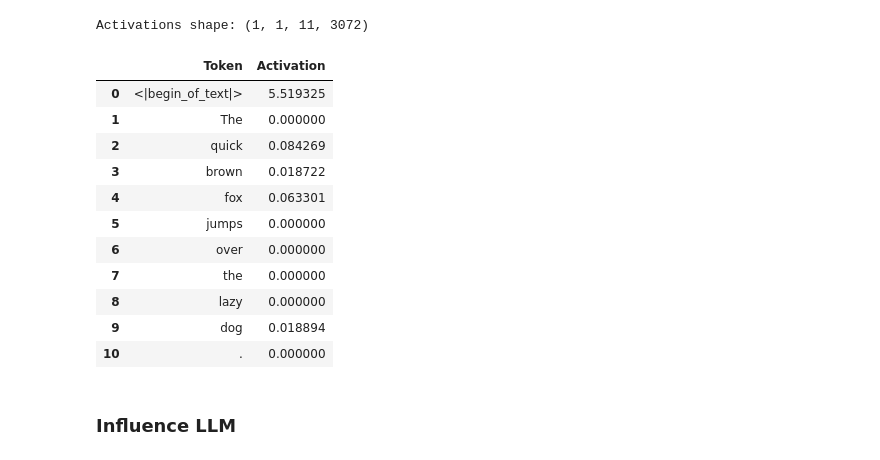
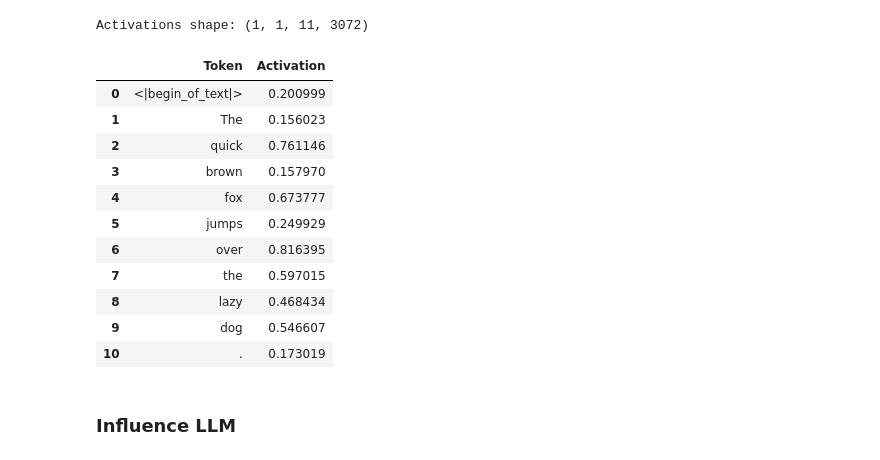
Before and after one commit to reedmayhew18/sae, a Jupyter notebook: scale_monosemant_token.ipynb, the cells around one changed output. Cells and saved outputs as stored; diff of their text form; code cells hidden in the pictures.

```diff
--- a/scale_monosemant_token.ipynb
+++ b/scale_monosemant_token.ipynb
@@ -383,0 +549,4 @@ Epoch [3/3], Loss: 5.2053
+# %%
+for i, e in enumerate(encoded[0][0].tolist()):
+    if e > 0:
+        print(i, end=" ")
@@ -426,0 +589,12 @@ Saved sparse latent vectors for batch 21 to 'sparse_latent_vectors/latent_vector
+# %%
+data_dir = "activations_data"
+device = torch.device('cuda' if torch.cuda.is_available() else 'cpu')
+input_dim = 3072
+hidden_dim = 20000 # = 4096  # Adjust based on your requirements
+# %%
+model = SparseAutoencoder(input_dim, hidden_dim).to(device)
+model.load_state_dict(torch.load("models/sparse_autoencoder_tmp.pth"))
+
+criterion = nn.MSELoss().to(device)
+optimizer = optim.Adam(model.parameters(), lr=0.0001)
+l1_lambda = 0.01  # Regularization strength for sparsity
@@ -461,2 +797,24 @@ Percent of dead features: 100.00%
 # %% [markdown]
 ### Top activations
+# %%
+import glob
+import numpy as np
+import torch
+from transformers import AutoTokenizer
+from datasets import load_dataset
+
+def load_latent_vectors(N):
+    # Load first N batches
+    batch_files = sorted(glob.glob("sparse_latent_vectors/latent_vectors_batch_*.npy"))[:N]
+
+    # Load and concatenate batches
+    latent_vectors = []
+    for batch_file in batch_files:
+        batch_vectors = np.load(batch_file)
+        latent_vectors.append(batch_vectors)
+    latent_vectors = np.concatenate(latent_vectors, axis=0)
+
+    print(f"Loaded {len(batch_files)} batches, total shape: {latent_vectors.shape}")
+    return latent_vectors
+
+latent_vectors = load_latent_vectors(N=5)
@@ -604,45 +943,47 @@ Activations shape: (1, 1, 11, 3072)
 
 
 # Load sparse autoencoder
+input_dim = 3072
+hidden_dim = 2 ** 12
 model = SparseAutoencoder(input_dim, hidden_dim)
-model.load_state_dict(torch.load("sparse_autoencoder.pth"))
+model.load_state_dict(torch.load("sparse_autoencoder_2.5976.pth"))
 
 # Get latent vector for sentence
 with torch.no_grad():
     _, encoded = model(activations)
     latent_vector = encoded.cpu().numpy()
 
 # Extract for feature X
 feature_X = latent_vector[:, feat_idx]
 # feature_X = np.random.rand(len(feature_X))
 
 # Plot tokens colored by activation strength
 
 # Create DataFrame with tokens and their activation values
 tokens_list = tokenizer.convert_ids_to_tokens(inputs['input_ids'][0])
 # Remove the "Ġ" character from tokens - represents a space
 clean_tokens_list = [token.replace('Ġ', '') for token in tokens_list]
 
 df = pd.DataFrame({
     'Token': clean_tokens_list,
     'Activation': feature_X
 })
 
 # Display DataFrame with color gradient based on activation values
 display(df.style.background_gradient("coolwarm"))
 # %% [output]
 |  | Token | Activation |
-| 0 | <|begin_of_text|> | 5.519325 |
-| 1 | The | 0.000000 |
-| 2 | quick | 0.084269 |
-| 3 | brown | 0.018722 |
-| 4 | fox | 0.063301 |
-| 5 | jumps | 0.000000 |
-| 6 | over | 0.000000 |
-| 7 | the | 0.000000 |
-| 8 | lazy | 0.000000 |
-| 9 | dog | 0.018894 |
-| 10 | . | 0.000000 |
+| 0 | <|begin_of_text|> | 0.200999 |
+| 1 | The | 0.156023 |
+| 2 | quick | 0.761146 |
+| 3 | brown | 0.157970 |
+| 4 | fox | 0.673777 |
+| 5 | jumps | 0.249929 |
+| 6 | over | 0.816395 |
+| 7 | the | 0.597015 |
+| 8 | lazy | 0.468434 |
+| 9 | dog | 0.546607 |
+| 10 | . | 0.173019 |
 # %% [markdown]
 ### Influence LLM
 # %%
```
Also changed, not shown: parts of 36 cells of this notebook, 8 other files.
